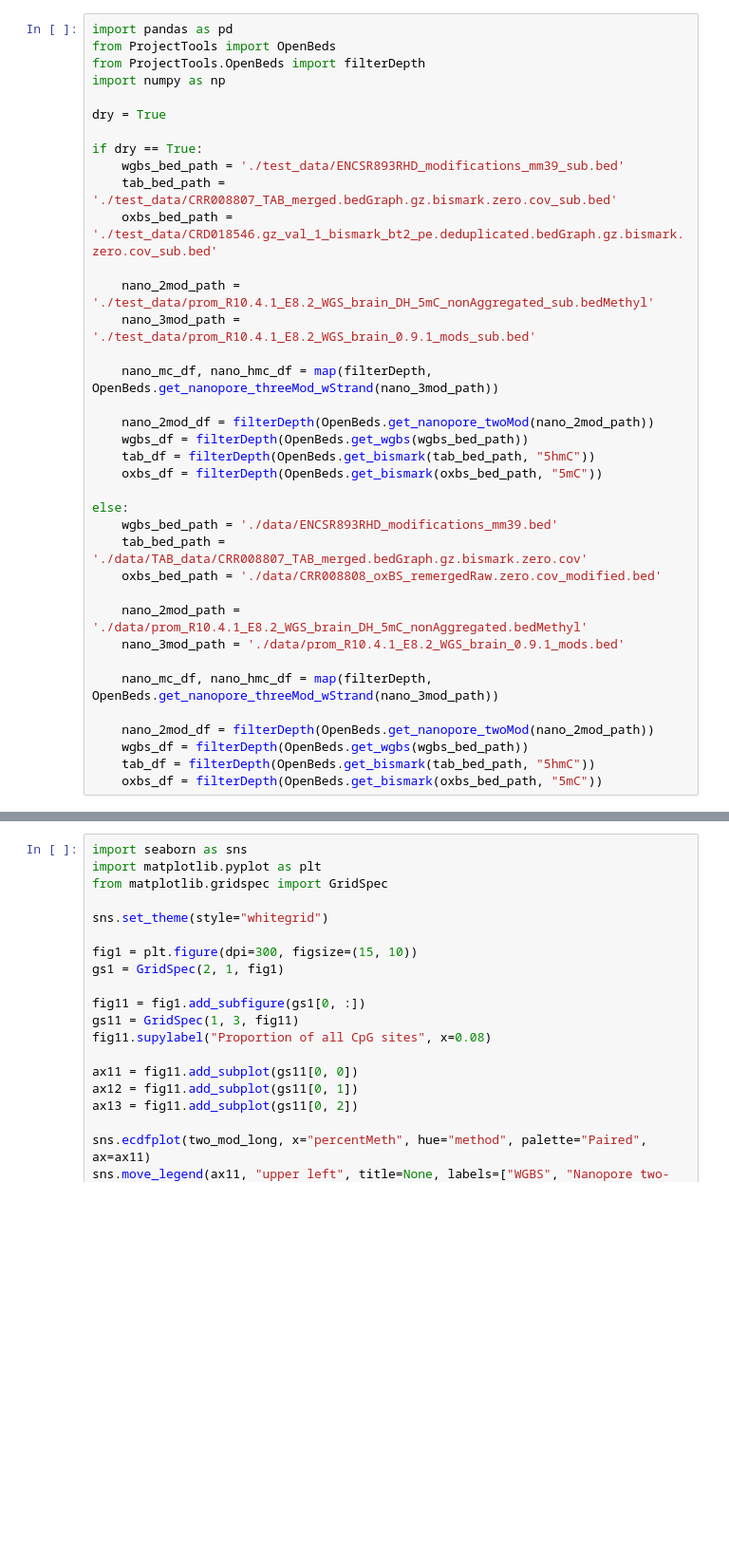
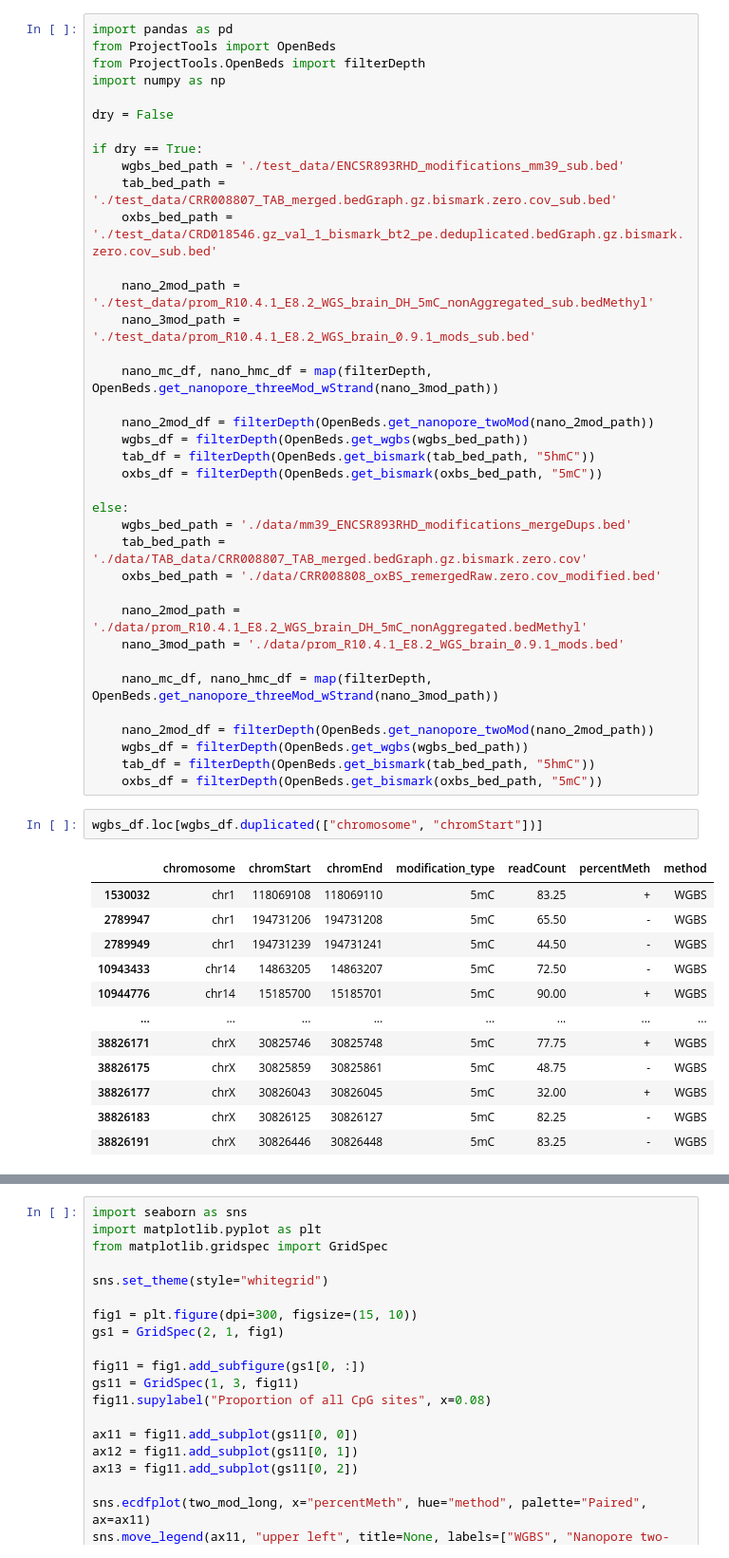
Before and after one commit to DominicOH/Analysis-of-nanopore-epigenetic-sequencing, a Jupyter notebook: Figures.ipynb, the cells around one changed output, grey strips where cells are left out. Shown at 95% size. Drawn from its saved outputs; the diff is of its cells as text; blank space fills up the shorter version.

```diff
--- a/Figures.ipynb
+++ b/Figures.ipynb
@@ -4,7 +4,7 @@ from ProjectTools import OpenBeds
 from ProjectTools.OpenBeds import filterDepth
 import numpy as np
 
-dry = True
+dry = False
 
 if dry == True:
     wgbs_bed_path = './test_data/ENCSR893RHD_modifications_mm39_sub.bed'
@@ -22,7 +22,7 @@ if dry == True:
     oxbs_df = filterDepth(OpenBeds.get_bismark(oxbs_bed_path, "5mC"))
 
 else:
-    wgbs_bed_path = './data/ENCSR893RHD_modifications_mm39.bed'
+    wgbs_bed_path = './data/mm39_ENCSR893RHD_modifications_mergeDups.bed'
     tab_bed_path = './data/TAB_data/CRR008807_TAB_merged.bedGraph.gz.bismark.zero.cov'
     oxbs_bed_path = './data/CRR008808_oxBS_remergedRaw.zero.cov_modified.bed'
 
@@ -35,3 +35,18 @@ else:
     wgbs_df = filterDepth(OpenBeds.get_wgbs(wgbs_bed_path))
     tab_df = filterDepth(OpenBeds.get_bismark(tab_bed_path, "5hmC"))
     oxbs_df = filterDepth(OpenBeds.get_bismark(oxbs_bed_path, "5mC"))
+# %%
+wgbs_df.loc[wgbs_df.duplicated(["chromosome", "chromStart"])]
+# %% [output]
+|  | chromosome | chromStart | chromEnd | modification_type | readCount | percentMeth | method |
+| 1530032 | chr1 | 118069108 | 118069110 | 5mC | 83.25 | + | WGBS |
+| 2789947 | chr1 | 194731206 | 194731208 | 5mC | 65.50 | - | WGBS |
+| 2789949 | chr1 | 194731239 | 194731241 | 5mC | 44.50 | - | WGBS |
+| 10943433 | chr14 | 14863205 | 14863207 | 5mC | 72.50 | - | WGBS |
+| 10944776 | chr14 | 15185700 | 15185701 | 5mC | 90.00 | + | WGBS |
+| ... | ... | ... | ... | ... | ... | ... | ... |
+| 38826171 | chrX | 30825746 | 30825748 | 5mC | 77.75 | + | WGBS |
+| 38826175 | chrX | 30825859 | 30825861 | 5mC | 48.75 | - | WGBS |
+| 38826177 | chrX | 30826043 | 30826045 | 5mC | 32.00 | + | WGBS |
+| 38826183 | chrX | 30826125 | 30826127 | 5mC | 82.25 | - | WGBS |
+| 38826191 | chrX | 30826446 | 30826448 | 5mC | 83.25 | - | WGBS |
```
Also changed, not shown: parts of 11 cells of this notebook, 1 other file.
